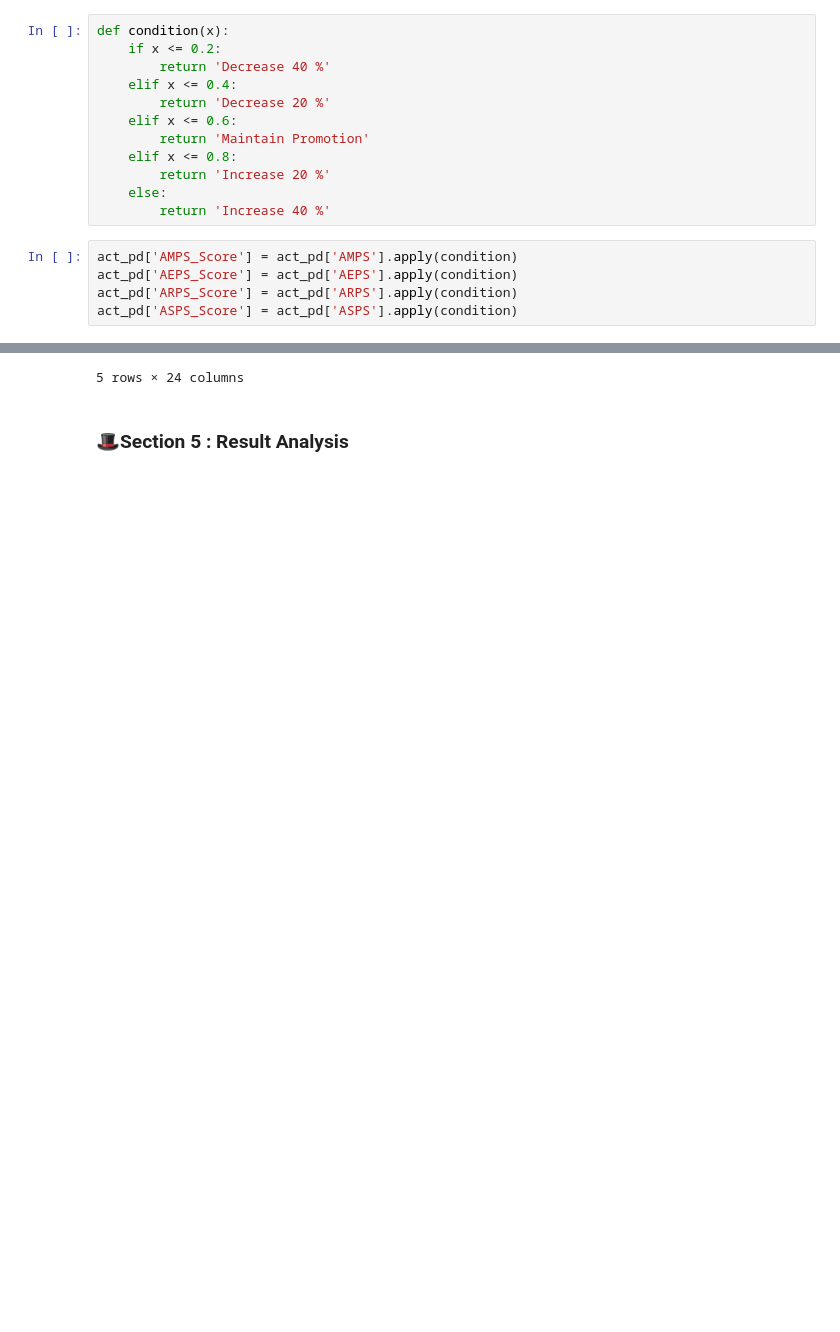
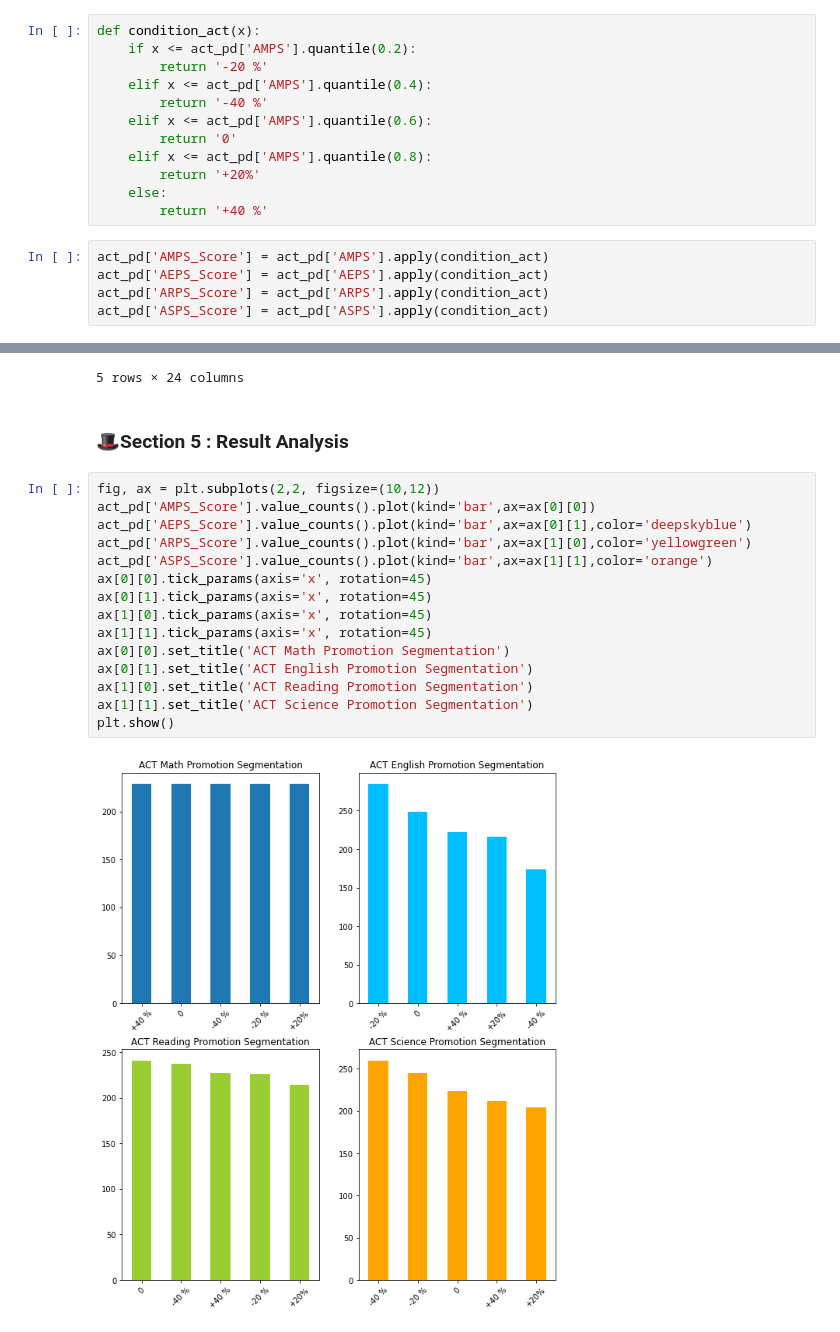
Before and after one commit to WarintornNawong/DSI_Project1, a Jupyter notebook: project1_test.ipynb, the cells around one changed output, grey strips where cells are left out. Saved outputs shown, nothing was run; the diff lists cells and outputs as text; blank space fills up the shorter version.

```diff
--- a/project1_test.ipynb
+++ b/project1_test.ipynb
@@ -964,20 +980,20 @@ sat_pd.head()
 # %%
-def condition(x):
-    if x <= 0.2:
-        return 'Decrease 40 %'
-    elif x <= 0.4:
-        return 'Decrease 20 %'
-    elif x <= 0.6:
-        return 'Maintain Promotion'
-    elif x <= 0.8:
-        return 'Increase 20 %'
+def condition_act(x):
+    if x <= act_pd['AMPS'].quantile(0.2):
+        return '-20 %'
+    elif x <= act_pd['AMPS'].quantile(0.4):
+        return '-40 %'
+    elif x <= act_pd['AMPS'].quantile(0.6):
+        return '0'
+    elif x <= act_pd['AMPS'].quantile(0.8):
+        return '+20%'
     else:
-        return 'Increase 40 %'
+        return '+40 %'
 # %%
-act_pd['AMPS_Score'] = act_pd['AMPS'].apply(condition)
-act_pd['AEPS_Score'] = act_pd['AEPS'].apply(condition)
-act_pd['ARPS_Score'] = act_pd['ARPS'].apply(condition)
-act_pd['ASPS_Score'] = act_pd['ASPS'].apply(condition)
+act_pd['AMPS_Score'] = act_pd['AMPS'].apply(condition_act)
+act_pd['AEPS_Score'] = act_pd['AEPS'].apply(condition_act)
+act_pd['ARPS_Score'] = act_pd['ARPS'].apply(condition_act)
+act_pd['ASPS_Score'] = act_pd['ASPS'].apply(condition_act)
 # %%
 act_pd.head()
 # %% [output]
@@ -1011,3 +1046,20 @@ sat_pd.head()
 5 rows × 24 columns
 # %% [markdown]
 ### 🎩Section 5 : Result Analysis
+# %%
+fig, ax = plt.subplots(2,2, figsize=(10,12))
+act_pd['AMPS_Score'].value_counts().plot(kind='bar',ax=ax[0][0])
+act_pd['AEPS_Score'].value_counts().plot(kind='bar',ax=ax[0][1],color='deepskyblue')
+act_pd['ARPS_Score'].value_counts().plot(kind='bar',ax=ax[1][0],color='yellowgreen')
+act_pd['ASPS_Score'].value_counts().plot(kind='bar',ax=ax[1][1],color='orange')
+ax[0][0].tick_params(axis='x', rotation=45)
+ax[0][1].tick_params(axis='x', rotation=45)
+ax[1][0].tick_params(axis='x', rotation=45)
+ax[1][1].tick_params(axis='x', rotation=45)
+ax[0][0].set_title('ACT Math Promotion Segmentation')
+ax[0][1].set_title('ACT English Promotion Segmentation')
+ax[1][0].set_title('ACT Reading Promotion Segmentation')
+ax[1][1].set_title('ACT Science Promotion Segmentation')
+plt.show()
+# %% [output]
+[figure, added]
```
Also changed, not shown: parts of 11 cells of this notebook.
